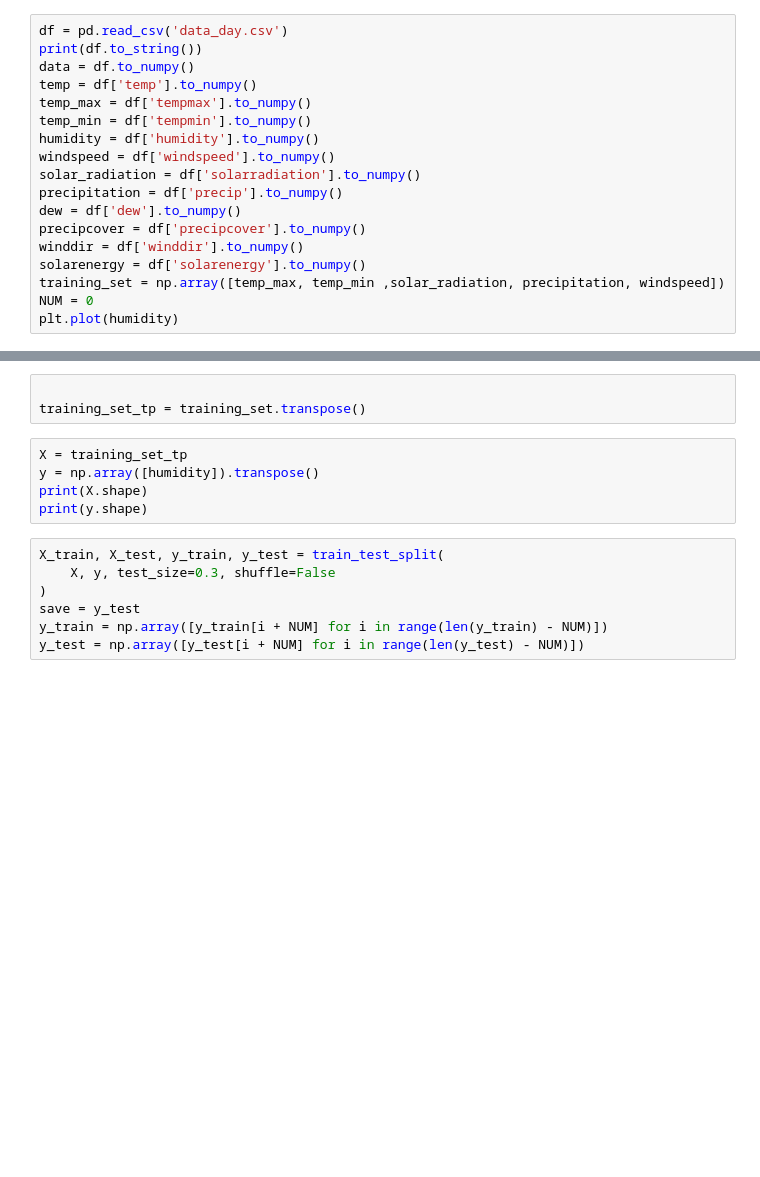
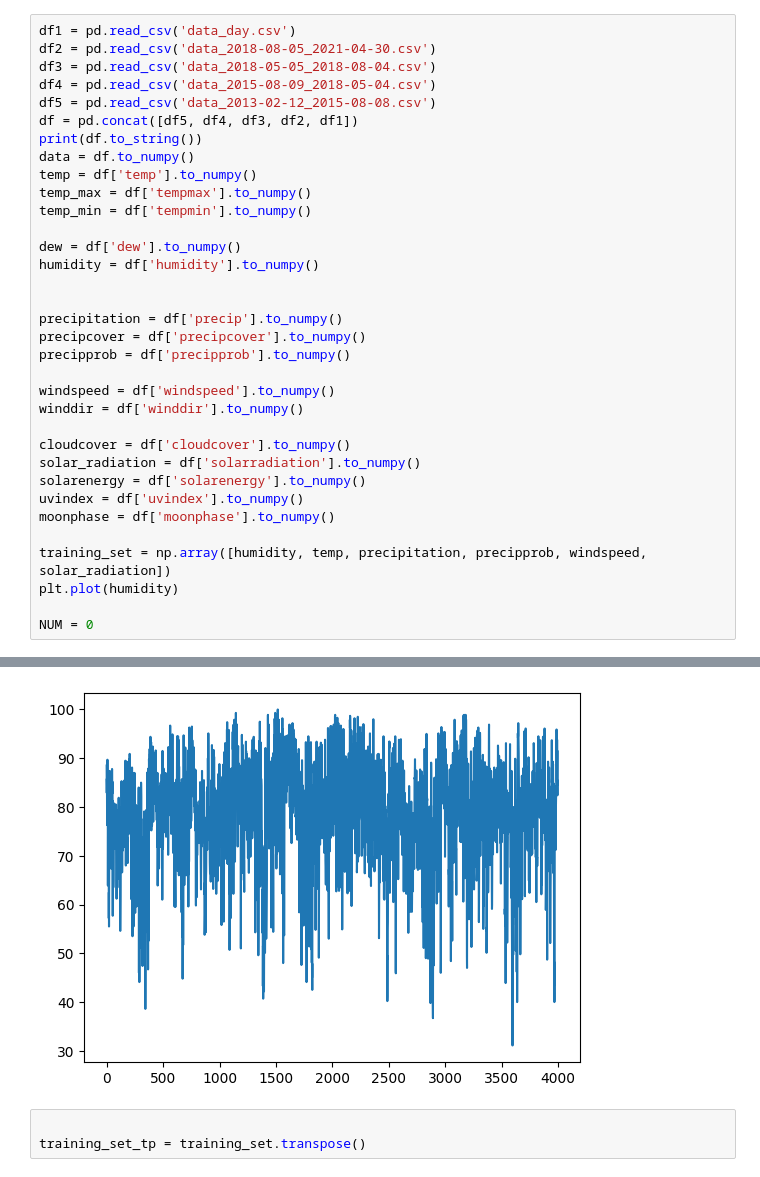
Before and after one commit to 10udCryp7/-Lab-Research-IOT-Weather-Tracking-for-Agriculture, a Jupyter notebook: Train Data/Model.ipynb, the cells around one changed output, grey strips where cells are left out. Drawn from its saved outputs; the diff is of its cells as text; blank space fills up the shorter version.

```diff
--- a/Train Data/Model.ipynb
+++ b/Train Data/Model.ipynb
@@ -16,20 +17,37 @@ from sklearn.model_selection import train_test_split
 from sklearn.preprocessing import StandardScaler
 from keras import initializers
 # %%
-df = pd.read_csv('data_day.csv')
+df1 = pd.read_csv('data_day.csv')
+df2 = pd.read_csv('data_2018-08-05_2021-04-30.csv')
+df3 = pd.read_csv('data_2018-05-05_2018-08-04.csv')
+df4 = pd.read_csv('data_2015-08-09_2018-05-04.csv')
+df5 = pd.read_csv('data_2013-02-12_2015-08-08.csv')
+df = pd.concat([df5, df4, df3, df2, df1])
 print(df.to_string())
 data = df.to_numpy()
 temp = df['temp'].to_numpy()
 temp_max = df['tempmax'].to_numpy()
 temp_min = df['tempmin'].to_numpy()
+
+dew = df['dew'].to_numpy()
 humidity = df['humidity'].to_numpy()
+
+
+precipitation = df['precip'].to_numpy()
+precipcover = df['precipcover'].to_numpy()
+precipprob = df['precipprob'].to_numpy()
+
 windspeed = df['windspeed'].to_numpy()
+winddir = df['winddir'].to_numpy()
+
+cloudcover = df['cloudcover'].to_numpy()
 solar_radiation = df['solarradiation'].to_numpy()
-precipitation = df['precip'].to_numpy()
-dew = df['dew'].to_numpy()
-precipcover = df['precipcover'].to_numpy()
-winddir = df['winddir'].to_numpy()
 solarenergy = df['solarenergy'].to_numpy()
-training_set = np.array([temp_max, temp_min ,solar_radiation, precipitation, windspeed])
+uvindex = df['uvindex'].to_numpy()
+moonphase = df['moonphase'].to_numpy()
+
+training_set = np.array([humidity, temp, precipitation, precipprob, windspeed, solar_radiation])
+plt.plot(humidity)
+
 NUM = 0
-plt.plot(humidity)
+# %% [output]
@@ -36,15 +71,4 @@ plt.plot(humidity)
+[figure, added]
 # %%
 
 training_set_tp = training_set.transpose()
-# %%
-X = training_set_tp
-y = np.array([humidity]).transpose()
-print(X.shape)
-print(y.shape)
-# %%
-X_train, X_test, y_train, y_test = train_test_split(
-    X, y, test_size=0.3, shuffle=False
-)
-save = y_test
-y_train = np.array([y_train[i + NUM] for i in range(len(y_train) - NUM)])
-y_test = np.array([y_test[i + NUM] for i in range(len(y_test) - NUM)])
```
Also changed, not shown: parts of 12 cells of this notebook, 7 other files.
